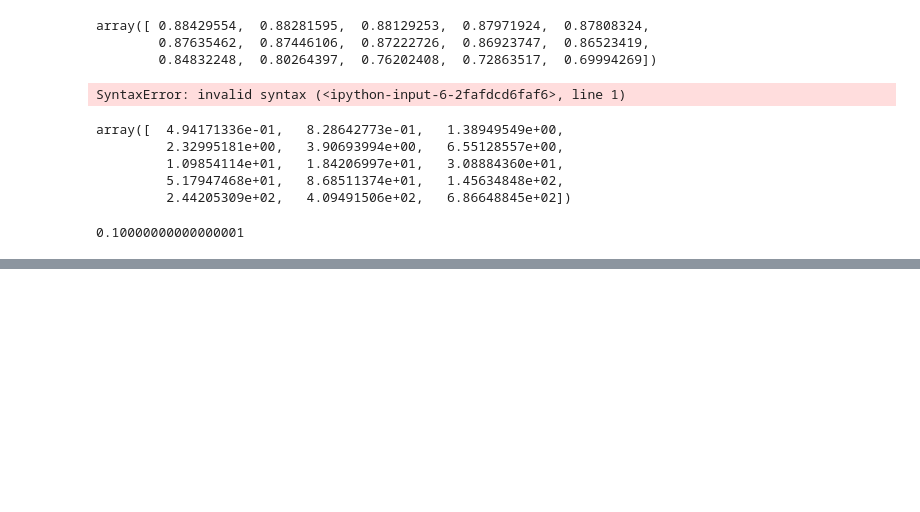
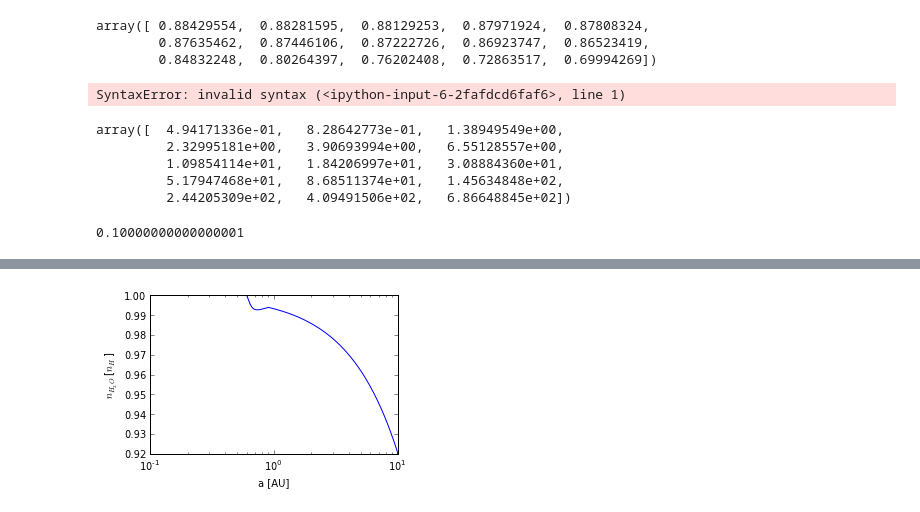
Before and after one commit to apiso/Thesis, a Jupyter notebook: python/more_snowline_plots.ipynb, the cells around one changed output, grey strips where cells are left out. Saved outputs shown, nothing was run; the diff lists cells and outputs as text; code cells hidden in the pictures; blank space fills up the shorter version.

```diff
--- a/python/more_snowline_plots.ipynb
+++ b/python/more_snowline_plots.ipynb
@@ -240,0 +250,11 @@ plt.ylim(ymax = 1e-4)
+# %%
+plt.figure(figsize = (4.5, 3))
+
+plt.semilogx(a, n)
+plt.xlabel('a [AU]')
+plt.ylabel('$n_{H_2O}$ [$n_H$]')
+
+plt.tight_layout()
+plt.savefig('../figs/nH2O_acc_wrong.pdf')
+# %% [output]
+[figure, added]
```
Also changed, not shown: parts of 3 cells of this notebook, 2 other files.
